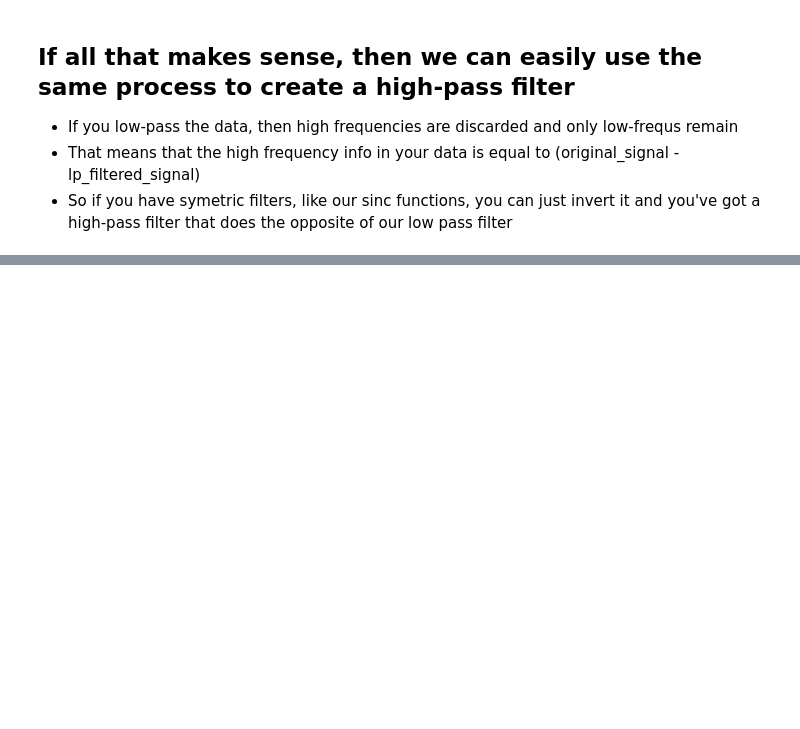
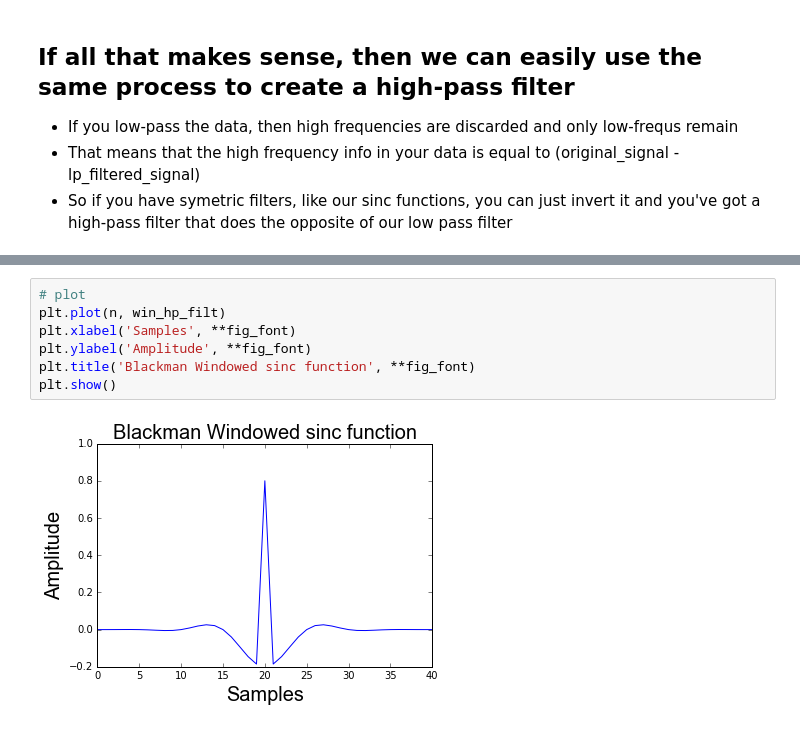
Before and after one commit to TimCSheehan/dev, a Jupyter notebook: Tutorial_060_Filtering_TimeSeries.ipynb, the cells around one changed output, grey strips where cells are left out. Drawn from its saved outputs; the diff is of its cells as text; blank space fills up the shorter version.

```diff
--- a/Tutorial_060_Filtering_TimeSeries.ipynb
+++ b/Tutorial_060_Filtering_TimeSeries.ipynb
@@ -467,0 +503,9 @@ plt.show()
+# %%
+# plot
+plt.plot(n, win_hp_filt)
+plt.xlabel('Samples', **fig_font)
+plt.ylabel('Amplitude', **fig_font)
+plt.title('Blackman Windowed sinc function', **fig_font)
+plt.show()
+# %% [output]
+[figure, added]
```
Also changed, not shown: parts of 10 cells of this notebook.
